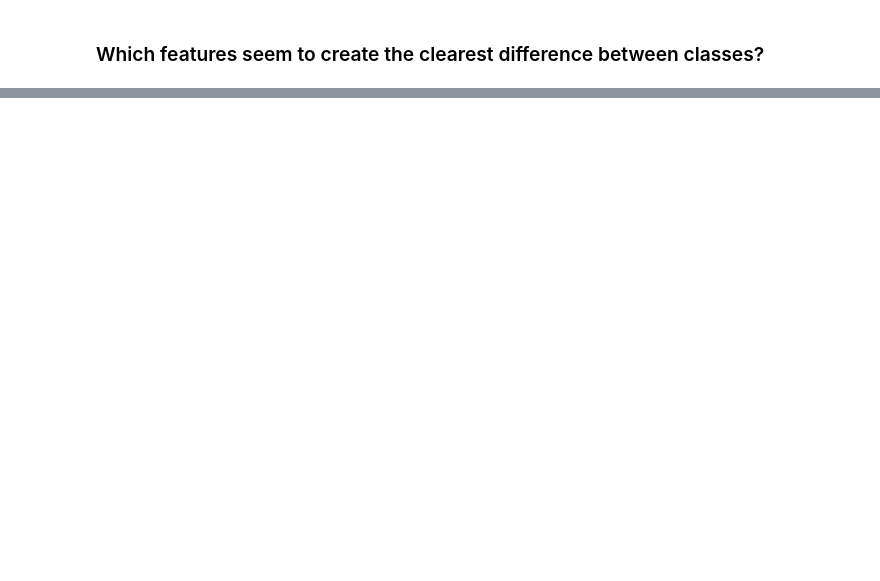
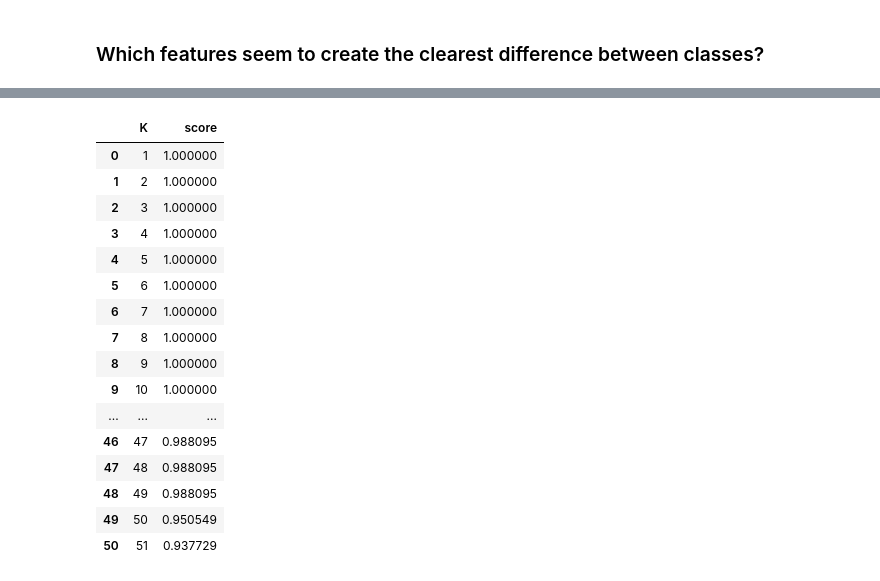
Before and after one commit to AbdullahMu/KNN-Intro-to-classification, a Jupyter notebook: classification-with-knn.ipynb, the cells around one changed output, grey strips where cells are left out. Cells and saved outputs as stored; diff of their text form; code cells hidden in the pictures; blank space fills up the shorter version.

```diff
--- a/classification-with-knn.ipynb
+++ b/classification-with-knn.ipynb
@@ -298,3 +400,23 @@ iris.head()
+# %%
+df_scors
+# %% [output]
+|  | K | score |
+| 0 | 1 | 1.000000 |
+| 1 | 2 | 1.000000 |
+| 2 | 3 | 1.000000 |
+| 3 | 4 | 1.000000 |
+| 4 | 5 | 1.000000 |
+| 5 | 6 | 1.000000 |
+| 6 | 7 | 1.000000 |
+| 7 | 8 | 1.000000 |
+| 8 | 9 | 1.000000 |
+| 9 | 10 | 1.000000 |
+| ... | ... | ... |
+| 46 | 47 | 0.988095 |
+| 47 | 48 | 0.988095 |
+| 48 | 49 | 0.988095 |
+| 49 | 50 | 0.950549 |
+| 50 | 51 | 0.937729 |
 # %% [markdown]
 ### Time Permitting - Explore Bias / Variance with "K" with new data on  your own!
 
```
Also changed, not shown: parts of 18 cells of this notebook.
